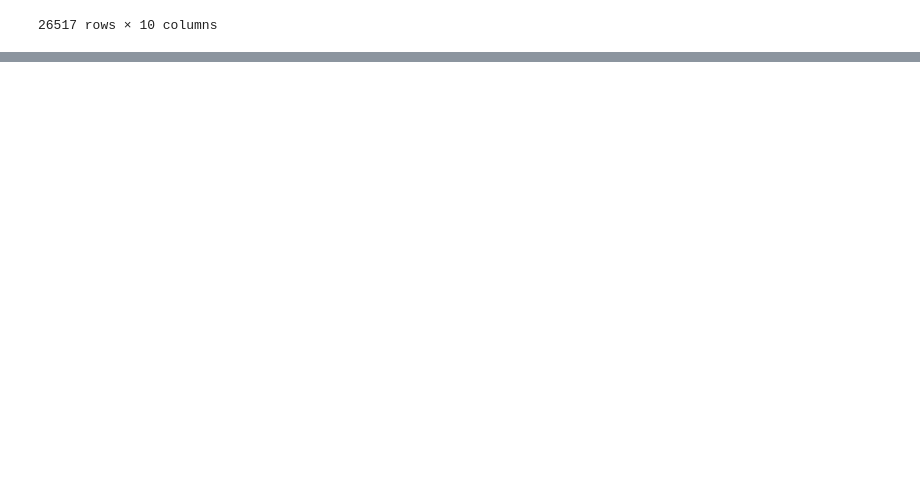
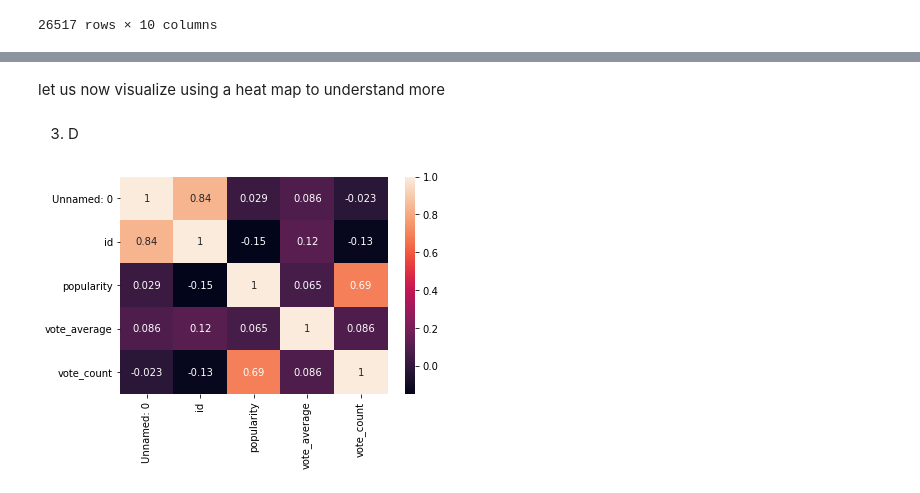
Before and after one commit to Salahudin654/Movie-Creation-Project, a Jupyter notebook: student.ipynb, the cells around one changed output, grey strips where cells are left out. Drawn from its saved outputs; the diff is of its cells as text; code cells hidden in the pictures; blank space fills up the shorter version.

Commit message:
Data analysis and Visualization for IMDb data

```diff
--- a/student.ipynb
+++ b/student.ipynb
@@ -104,0 +134,9 @@ df
+# %% [markdown]
+let us now visualize using a  heat map to understand more
+# %% [markdown]
+3. D
+# %%
+sns.heatmap(df.corr(), annot= True)
+plt.show()
+# %% [output]
+[figure, added]
```
Also changed, not shown: parts of 8 cells of this notebook.
